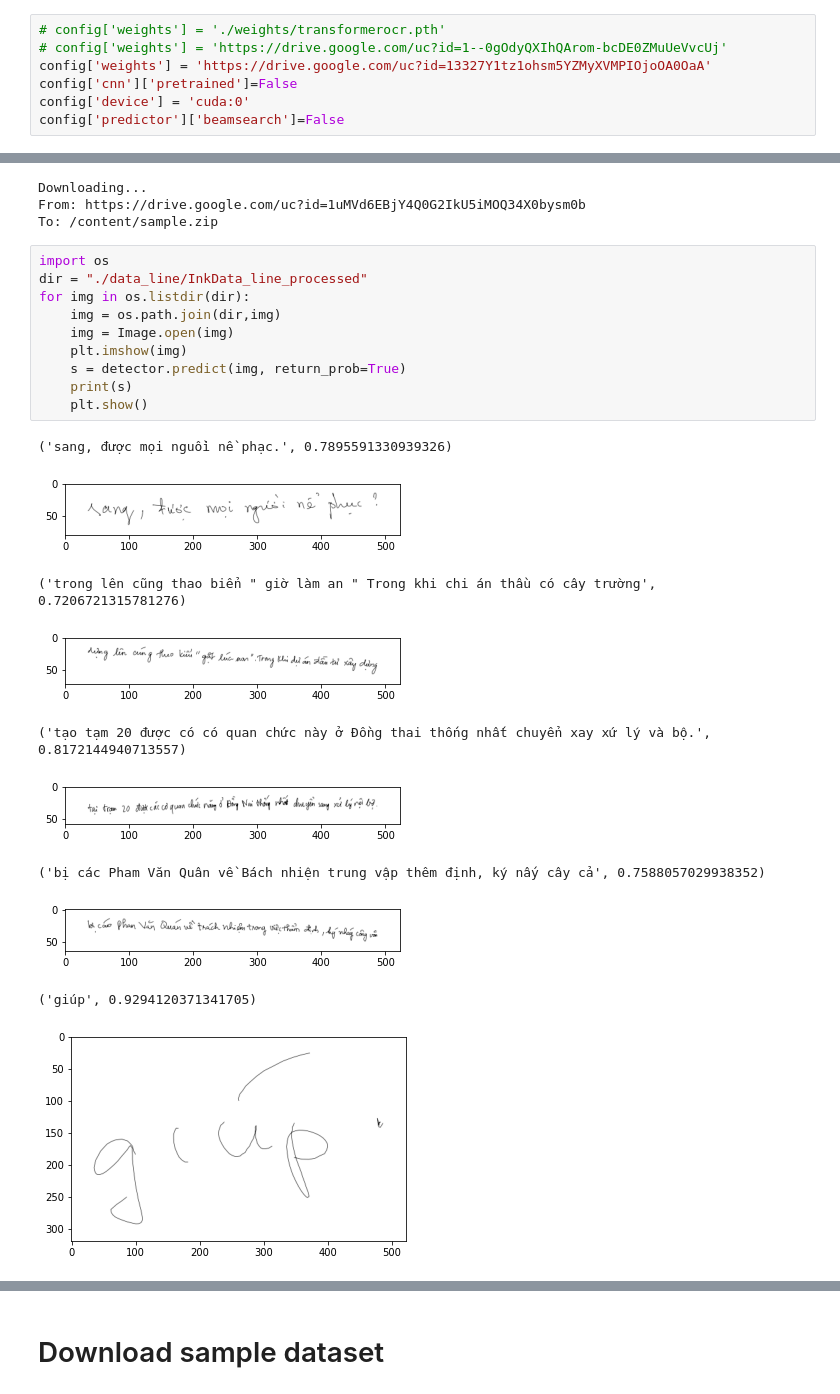
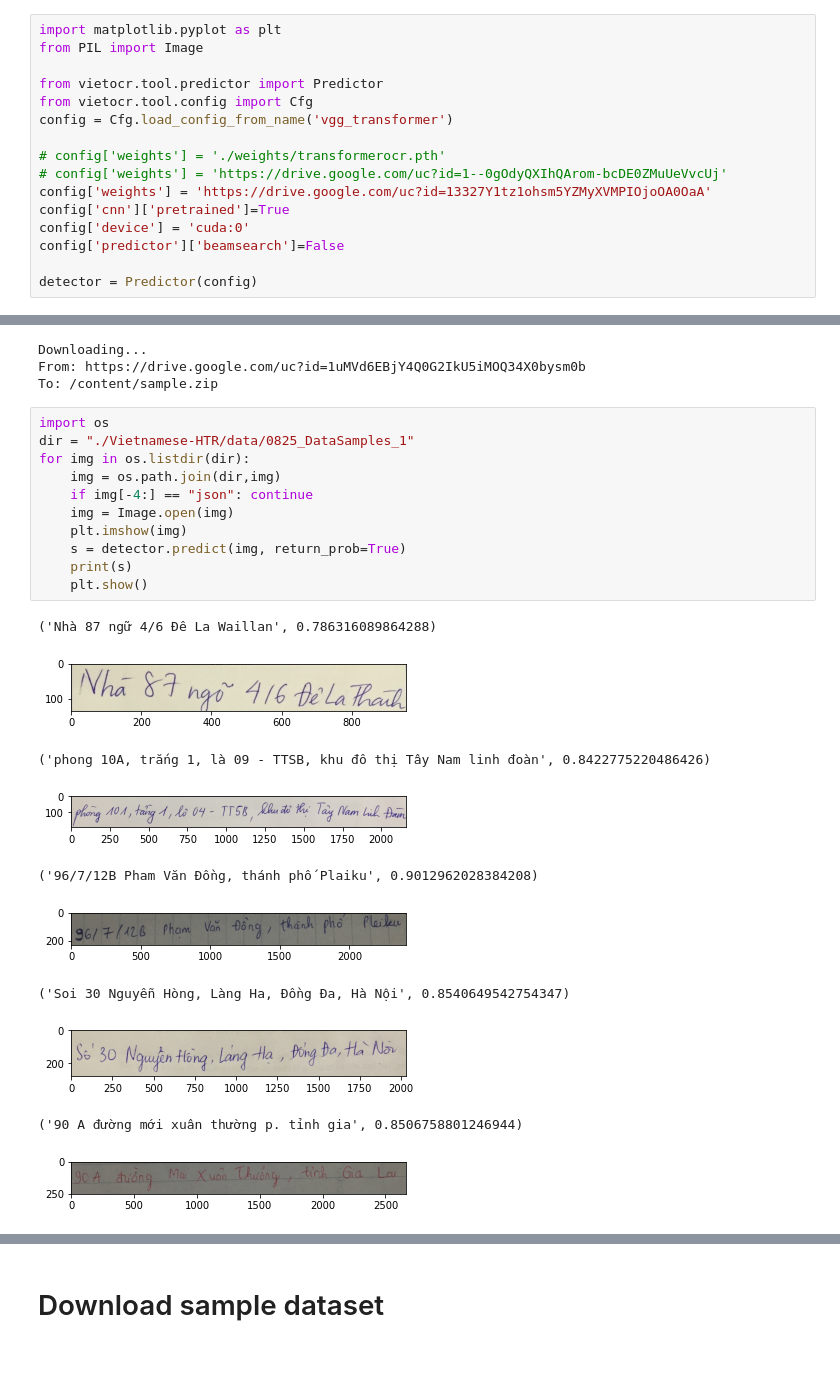
Before and after one commit to hungpham13/Vietnamese-HTR, a Jupyter notebook: vietocr_gettingstart.ipynb, the cells around one changed output, grey strips where cells are left out. Saved outputs shown, nothing was run; the diff lists cells and outputs as text; blank space fills up the shorter version.

Commit message:
Được tạo bằng Colaboratory

```diff
--- a/vietocr_gettingstart.ipynb
+++ b/vietocr_gettingstart.ipynb
@@ -25,9 +17,18 @@ config = Cfg.load_config_from_name('vgg_transformer')
 # %% [markdown]
 Change weights to your weights or using default weights from our pretrained model. Path can be url or local file
 # %%
+import matplotlib.pyplot as plt
+from PIL import Image
+
+from vietocr.tool.predictor import Predictor
+from vietocr.tool.config import Cfg
+config = Cfg.load_config_from_name('vgg_transformer')
+
 # config['weights'] = './weights/transformerocr.pth'
 # config['weights'] = 'https://drive.google.com/uc?id=1--0gOdyQXIhQArom-bcDE0ZMuUeVvcUj'
 config['weights'] = 'https://drive.google.com/uc?id=13327Y1tz1ohsm5YZMyXVMPIOjoOA0OaA'
-config['cnn']['pretrained']=False
+config['cnn']['pretrained']=True
 config['device'] = 'cuda:0'
 config['predictor']['beamsearch']=False
+
+detector = Predictor(config)
@@ -47,22 +41,23 @@ From: https://drive.google.com/uc?id=1uMVd6EBjY4Q0G2IkU5iMOQ34X0bysm0b
 To: /content/sample.zip
 # %%
 import os
-dir = "./data_line/InkData_line_processed"
+dir = "./Vietnamese-HTR/data/0825_DataSamples_1"
 for img in os.listdir(dir):
     img = os.path.join(dir,img)
+    if img[-4:] == "json": continue
     img = Image.open(img)
     plt.imshow(img)
     s = detector.predict(img, return_prob=True)
     print(s)
     plt.show()
 # %% [output]
-('sang, được mọi nguồi nề phạc.', 0.7895591330939326)
+('Nhà 87 ngữ 4/6 Đê La Waillan', 0.786316089864288)
-[figure, old version]
+[figure, new version]
-('trong lên cũng thao biển " giờ làm an " Trong khi chi án thầu có cây trường', 0.7206721315781276)
+('phong 10A, trắng 1, là 09 - TTSB, khu đô thị Tây Nam linh đoàn', 0.8422775220486426)
-[figure, old version]
+[figure, new version]
-('tạo tạm 20 được có có quan chức này ở Đồng thai thống nhất chuyển xay xứ lý và bộ.', 0.8172144940713557)
+('96/7/12B Pham Văn Đồng, thánh phố Plaiku', 0.9012962028384208)
-[figure, old version]
+[figure, new version]
-('bị các Pham Văn Quân về Bách nhiện trung vập thêm định, ký nấy cây cả', 0.7588057029938352)
+('Soi 30 Nguyễn Hòng, Làng Ha, Đồng Đa, Hà Nội', 0.8540649542754347)
-[figure, old version]
+[figure, new version]
-('giúp', 0.9294120371341705)
+('90 A đường mới xuân thường p. tỉnh gia', 0.8506758801246944)
-[figure, old version]
+[figure, new version]
```
Also changed, not shown: parts of 4 cells of this notebook.
